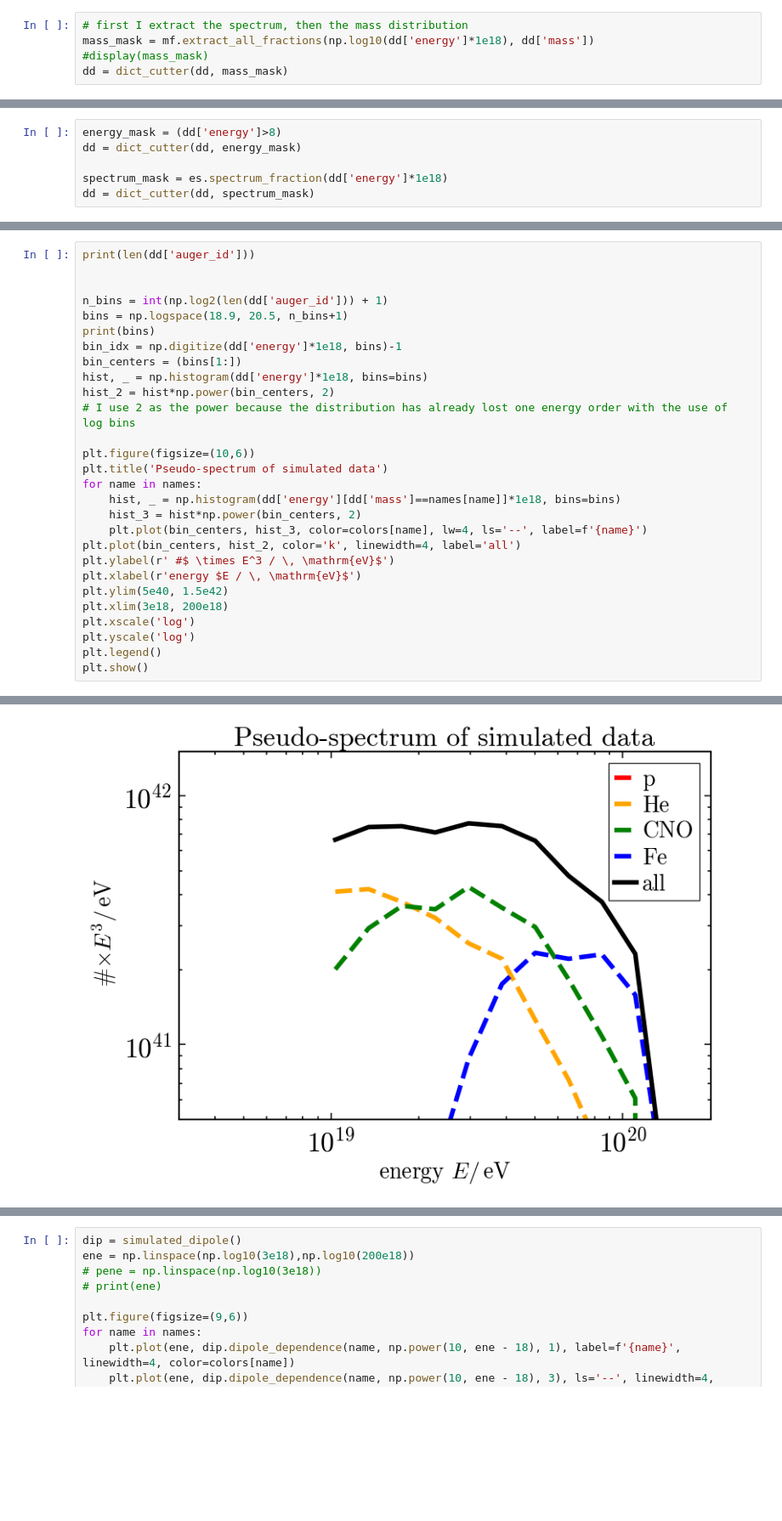
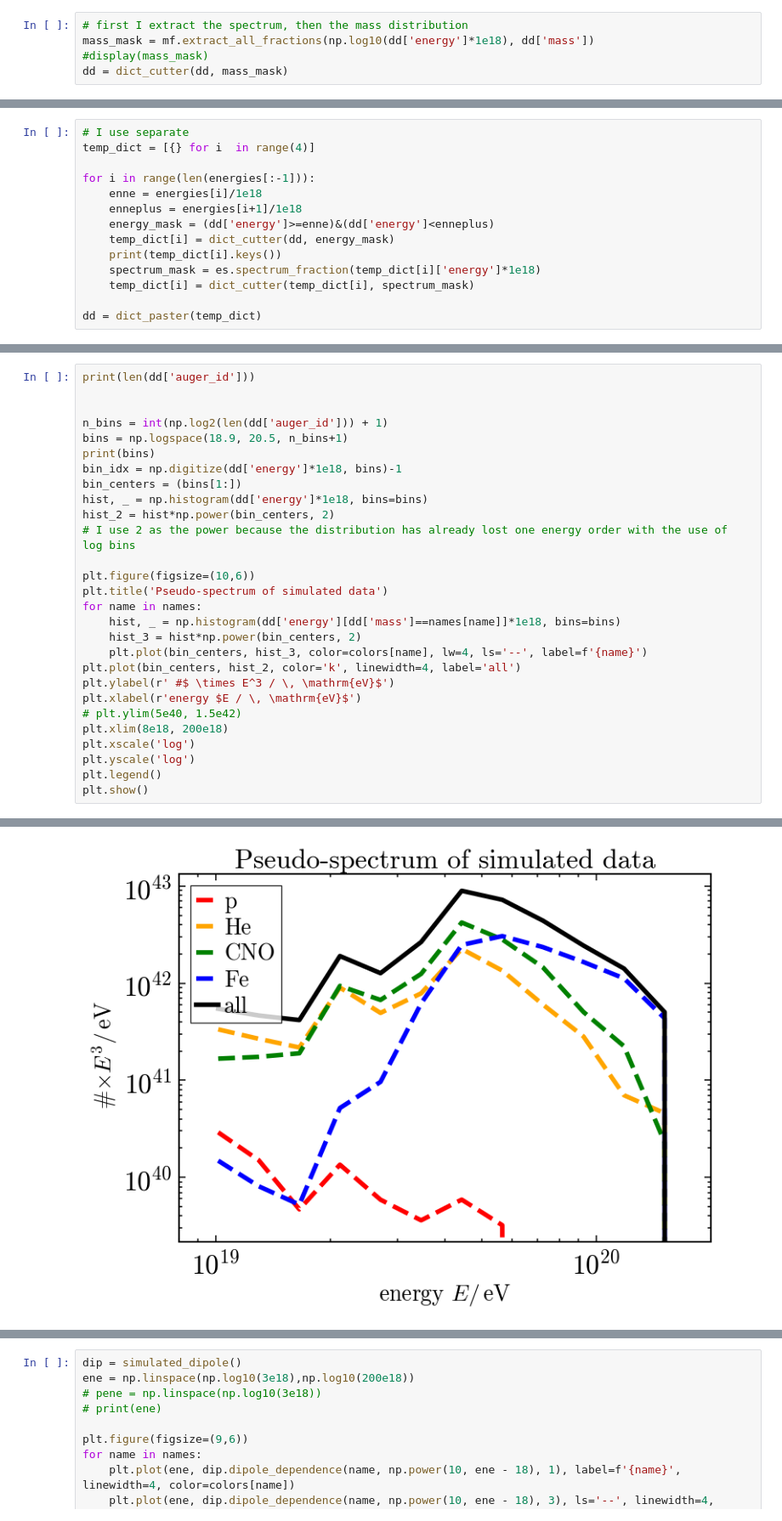
Before and after one commit to paolo-magnani/aixnet_simulations, a Jupyter notebook: sim_part1.ipynb, the cells around one changed output, grey strips where cells are left out. Shown at 85% size. Saved outputs shown, nothing was run; the diff lists cells and outputs as text; blank space fills up the shorter version.

Commit message:
impleented segmentented sampling using energy bins

```diff
--- a/sim_part1.ipynb
+++ b/sim_part1.ipynb
@@ -160,9 +161,3 @@ plt.show()
 # %% [output]
 108807
 [figure]
-# %%
-energy_mask = (dd['energy']>8)
-dd = dict_cutter(dd, energy_mask)
-
-spectrum_mask = es.spectrum_fraction(dd['energy']*1e18)
-dd = dict_cutter(dd, spectrum_mask)
@@ -168,0 +166,14 @@ dd = dict_cutter(dd, spectrum_mask)
+# %%
+# I use separate
+temp_dict = [{} for i  in range(4)]
+
+for i in range(len(energies[:-1])):
+    enne = energies[i]/1e18
+    enneplus = energies[i+1]/1e18
+    energy_mask = (dd['energy']>=enne)&(dd['energy']<enneplus)
+    temp_dict[i] = dict_cutter(dd, energy_mask)
+    print(temp_dict[i].keys())
+    spectrum_mask = es.spectrum_fraction(temp_dict[i]['energy']*1e18)
+    temp_dict[i] = dict_cutter(temp_dict[i], spectrum_mask)
+
+dd = dict_paster(temp_dict)
@@ -188,8 +208,8 @@ for name in names:
 plt.plot(bin_centers, hist_2, color='k', linewidth=4, label='all')
 plt.ylabel(r' #$ \times E^3 / \, \mathrm{eV}$')
 plt.xlabel(r'energy $E / \, \mathrm{eV}$')
-plt.ylim(5e40, 1.5e42)
-plt.xlim(3e18, 200e18)
+# plt.ylim(5e40, 1.5e42)
+plt.xlim(8e18, 200e18)
 plt.xscale('log')
 plt.yscale('log')
 plt.legend()
@@ -203,4 +223,4 @@ plt.show()
-[figure, old version]
+[figure, new version]
 # %%
 plt.figure(figsize=(10,6))
 #plt.title('Simulated data')
```
Also changed, not shown: parts of 5 cells of this notebook, 3 other files.
